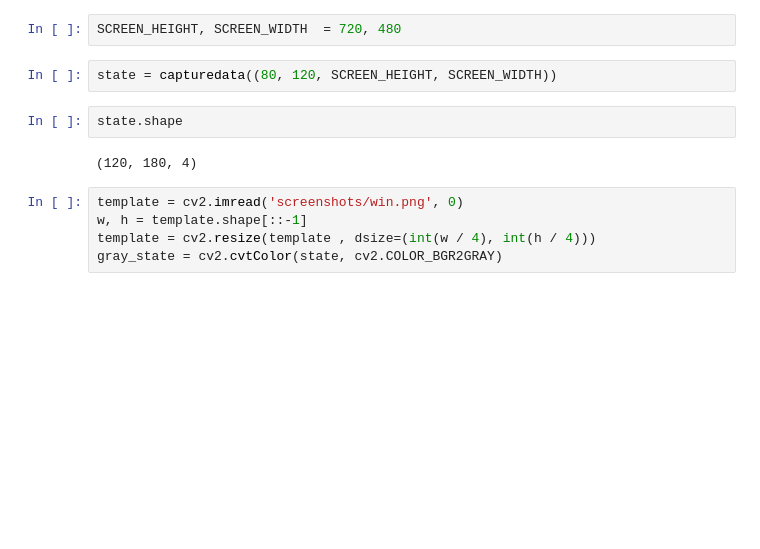
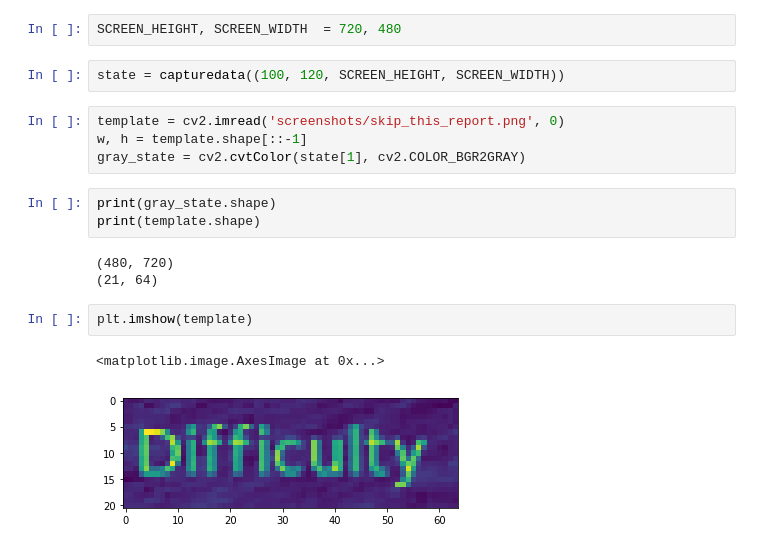
Before and after one commit to louis030195/xmoto-gym, a Jupyter notebook: Test_template_maching.ipynb, the cells around one changed output. Drawn from its saved outputs; the diff is of its cells as text; blank space fills up the shorter version.

```diff
--- a/Test_template_maching.ipynb
+++ b/Test_template_maching.ipynb
@@ -6,16 +6,22 @@ import numpy as np
 # %%
 SCREEN_HEIGHT, SCREEN_WIDTH  = 720, 480
 # %%
-state = capturedata((80, 120, SCREEN_HEIGHT, SCREEN_WIDTH))
+state = capturedata((100, 120, SCREEN_HEIGHT, SCREEN_WIDTH))
-# %%
-state.shape
-# %% [output]
-(120, 180, 4)
 # %%
-template = cv2.imread('screenshots/win.png', 0)
+template = cv2.imread('screenshots/skip_this_report.png', 0)
 w, h = template.shape[::-1]
-template = cv2.resize(template , dsize=(int(w / 4), int(h / 4)))
-gray_state = cv2.cvtColor(state, cv2.COLOR_BGR2GRAY)
+gray_state = cv2.cvtColor(state[1], cv2.COLOR_BGR2GRAY)
+# %%
+print(gray_state.shape)
+print(template.shape)
+# %% [output]
+(480, 720)
+(21, 64)
+# %%
+plt.imshow(template)
+# %% [output]
+<matplotlib.image.AxesImage at 0x...>
+[figure, added]
 # %%
 plt.imshow(gray_state)
 # %% [output]
```
Also changed, not shown: parts of 3 cells of this notebook, 24 other files.
